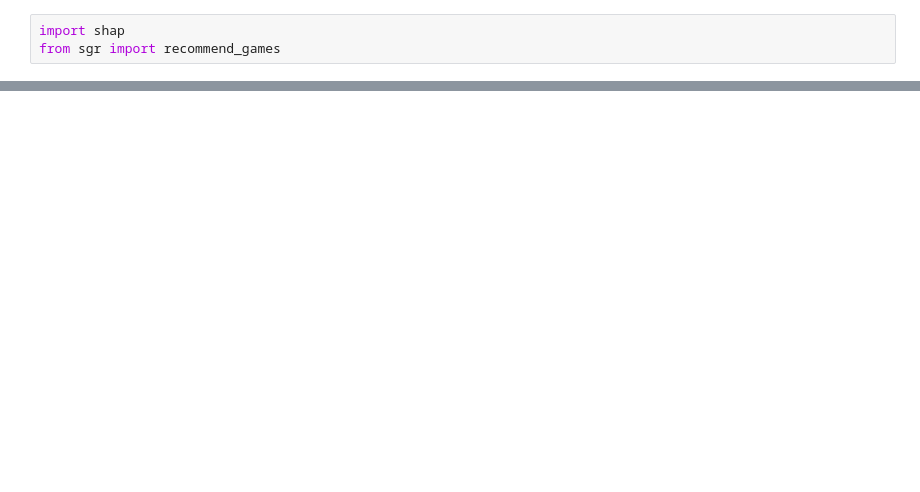
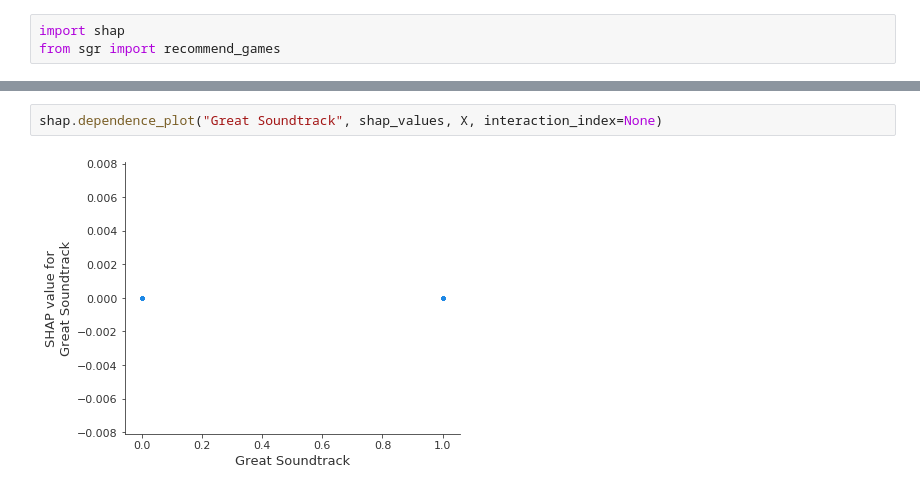
Before and after one commit to mcminnra/steam-game-recommender, a Jupyter notebook: recommendations_and_analysis.ipynb, the cells around one changed output, grey strips where cells are left out. Drawn from its saved outputs; the diff is of its cells as text; blank space fills up the shorter version.

```diff
--- a/recommendations_and_analysis.ipynb
+++ b/recommendations_and_analysis.ipynb
@@ -72 +64,5 @@ shap.dependence_plot("Exploration", shap_values, X, interaction_index=None)
+# %%
+shap.dependence_plot("Great Soundtrack", shap_values, X, interaction_index=None)
+# %% [output]
+[figure, added]
 # %%
```
Also changed, not shown: parts of 10 cells of this notebook, 1 other file.
